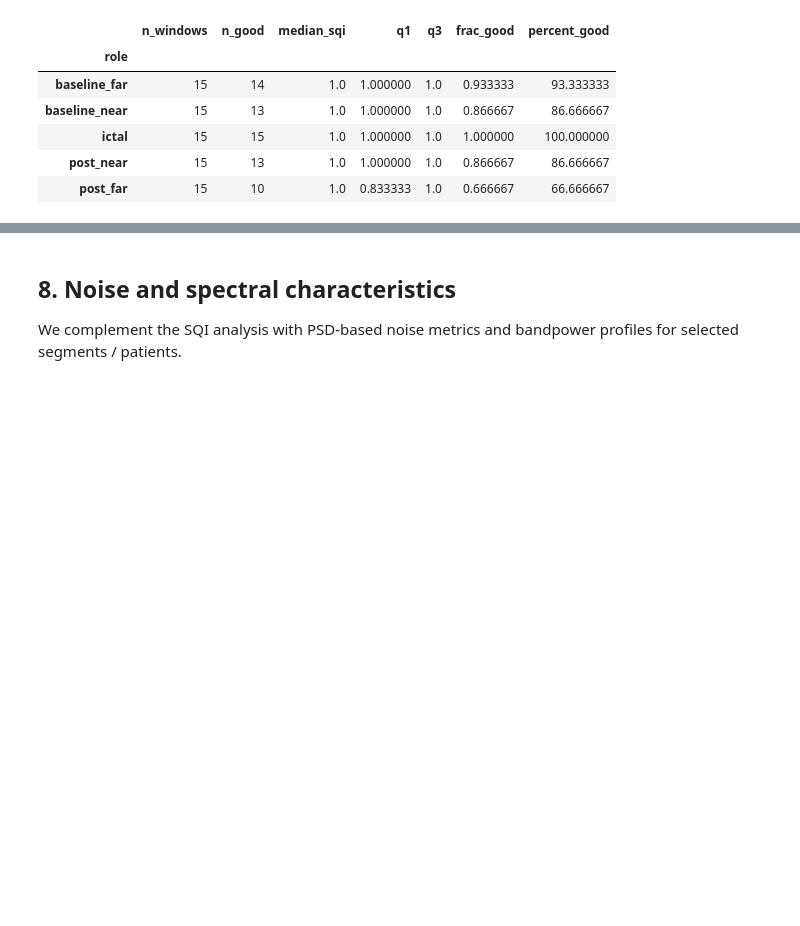
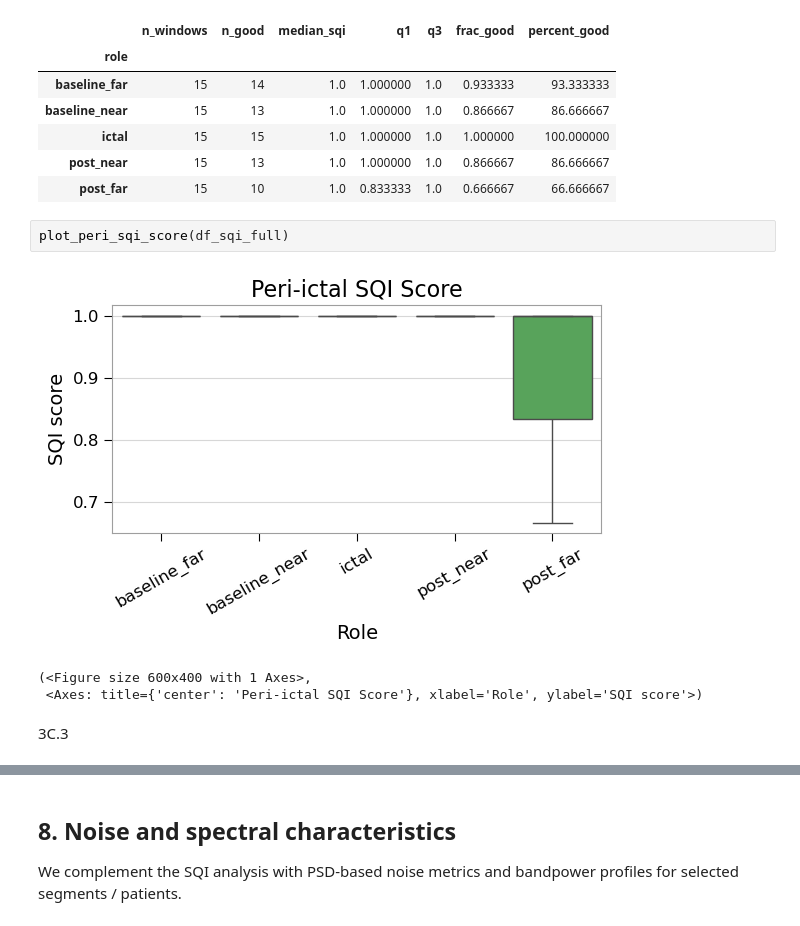
Before and after one commit to AU668208/Epilepsy_MasterThesis, a Jupyter notebook: Study3_Analysis.ipynb, the cells around one changed output, grey strips where cells are left out. Cells and saved outputs as stored; diff of their text form; blank space fills up the shorter version.

```diff
--- a/Study3_Analysis.ipynb
+++ b/Study3_Analysis.ipynb
@@ -683,3 +686,11 @@ df_sqi_role
 | ictal | 15 | 15 | 1.0 | 1.000000 | 1.0 | 1.000000 | 100.000000 |
 | post_near | 15 | 13 | 1.0 | 1.000000 | 1.0 | 0.866667 | 86.666667 |
 | post_far | 15 | 10 | 1.0 | 0.833333 | 1.0 | 0.666667 | 66.666667 |
+# %%
+plot_peri_sqi_score(df_sqi_full)
+# %% [output]
+[figure, added]
+(<Figure size 600x400 with 1 Axes>,
+ <Axes: title={'center': 'Peri-ictal SQI Score'}, xlabel='Role', ylabel='SQI score'>)
+# %% [markdown]
+3C.3
```
Also changed, not shown: parts of 14 cells of this notebook, 2 other files.
